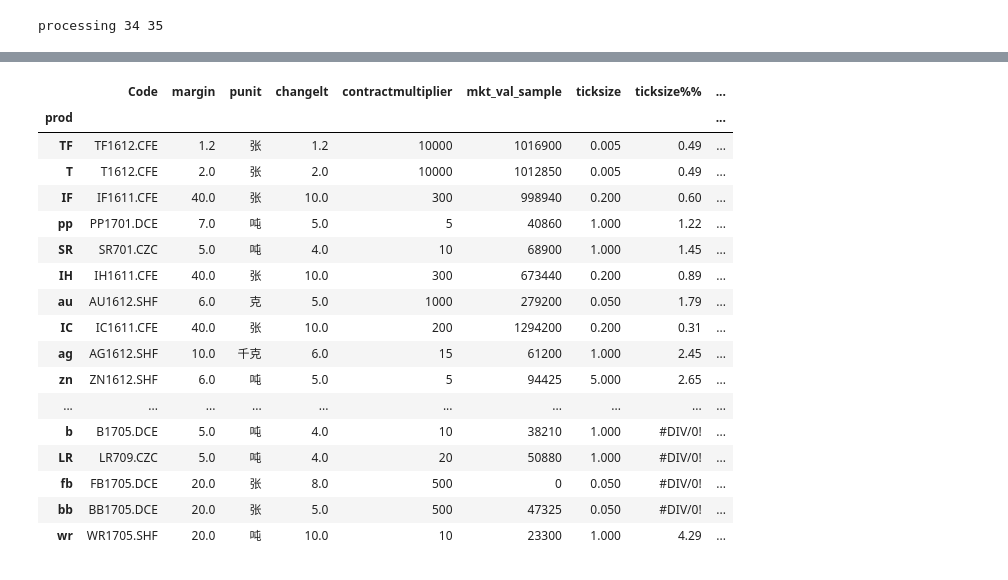
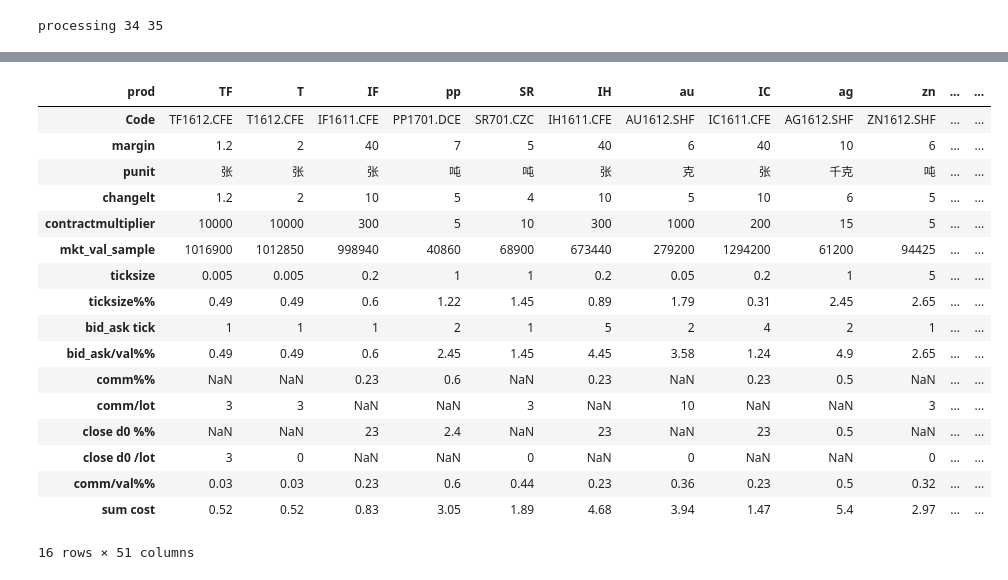
Before and after one commit to jimidovich/ML, a Jupyter notebook: kalman_manip.ipynb, the cells around one changed output, grey strips where cells are left out. Saved outputs shown, nothing was run; the diff lists cells and outputs as text; code cells hidden in the pictures.

```diff
--- a/kalman_manip.ipynb
+++ b/kalman_manip.ipynb
@@ -58,24 +120,24 @@ fut_info = pd.read_csv('./fut_info_df.csv')
 # %%
 fut_info = fut_info.set_index('prod')
 # %%
-fut_info
+fut_info.T
 # %% [output]
-|  | Code | margin | punit | changelt | contractmultiplier | mkt_val_sample | ticksize | ticksize%% | ... |
-| prod |  |  |  |  |  |  |  |  | ... |
-| TF | TF1612.CFE | 1.2 | 张 | 1.2 | 10000 | 1016900 | 0.005 | 0.49 | ... |
-| T | T1612.CFE | 2.0 | 张 | 2.0 | 10000 | 1012850 | 0.005 | 0.49 | ... |
-| IF | IF1611.CFE | 40.0 | 张 | 10.0 | 300 | 998940 | 0.200 | 0.60 | ... |
-| pp | PP1701.DCE | 7.0 | 吨 | 5.0 | 5 | 40860 | 1.000 | 1.22 | ... |
-| SR | SR701.CZC | 5.0 | 吨 | 4.0 | 10 | 68900 | 1.000 | 1.45 | ... |
-| IH | IH1611.CFE | 40.0 | 张 | 10.0 | 300 | 673440 | 0.200 | 0.89 | ... |
-| au | AU1612.SHF | 6.0 | 克 | 5.0 | 1000 | 279200 | 0.050 | 1.79 | ... |
-| IC | IC1611.CFE | 40.0 | 张 | 10.0 | 200 | 1294200 | 0.200 | 0.31 | ... |
-| ag | AG1612.SHF | 10.0 | 千克 | 6.0 | 15 | 61200 | 1.000 | 2.45 | ... |
-| zn | ZN1612.SHF | 6.0 | 吨 | 5.0 | 5 | 94425 | 5.000 | 2.65 | ... |
-| ... | ... | ... | ... | ... | ... | ... | ... | ... | ... |
-| b | B1705.DCE | 5.0 | 吨 | 4.0 | 10 | 38210 | 1.000 | #DIV/0! | ... |
-| LR | LR709.CZC | 5.0 | 吨 | 4.0 | 20 | 50880 | 1.000 | #DIV/0! | ... |
-| fb | FB1705.DCE | 20.0 | 张 | 8.0 | 500 | 0 | 0.050 | #DIV/0! | ... |
-| bb | BB1705.DCE | 20.0 | 张 | 5.0 | 500 | 47325 | 0.050 | #DIV/0! | ... |
-| wr | WR1705.SHF | 20.0 | 吨 | 10.0 | 10 | 23300 | 1.000 | 4.29 | ... |
+| prod | TF | T | IF | pp | SR | IH | au | IC | ag | zn | ... | ... |
+| Code | TF1612.CFE | T1612.CFE | IF1611.CFE | PP1701.DCE | SR701.CZC | IH1611.CFE | AU1612.SHF | IC1611.CFE | AG1612.SHF | ZN1612.SHF | ... | ... |
+| margin | 1.2 | 2 | 40 | 7 | 5 | 40 | 6 | 40 | 10 | 6 | ... | ... |
+| punit | 张 | 张 | 张 | 吨 | 吨 | 张 | 克 | 张 | 千克 | 吨 | ... | ... |
+| changelt | 1.2 | 2 | 10 | 5 | 4 | 10 | 5 | 10 | 6 | 5 | ... | ... |
+| contractmultiplier | 10000 | 10000 | 300 | 5 | 10 | 300 | 1000 | 200 | 15 | 5 | ... | ... |
+| mkt_val_sample | 1016900 | 1012850 | 998940 | 40860 | 68900 | 673440 | 279200 | 1294200 | 61200 | 94425 | ... | ... |
+| ticksize | 0.005 | 0.005 | 0.2 | 1 | 1 | 0.2 | 0.05 | 0.2 | 1 | 5 | ... | ... |
+| ticksize%% | 0.49 | 0.49 | 0.6 | 1.22 | 1.45 | 0.89 | 1.79 | 0.31 | 2.45 | 2.65 | ... | ... |
+| bid_ask tick | 1 | 1 | 1 | 2 | 1 | 5 | 2 | 4 | 2 | 1 | ... | ... |
+| bid_ask/val%% | 0.49 | 0.49 | 0.6 | 2.45 | 1.45 | 4.45 | 3.58 | 1.24 | 4.9 | 2.65 | ... | ... |
+| comm%% | NaN | NaN | 0.23 | 0.6 | NaN | 0.23 | NaN | 0.23 | 0.5 | NaN | ... | ... |
+| comm/lot | 3 | 3 | NaN | NaN | 3 | NaN | 10 | NaN | NaN | 3 | ... | ... |
+| close d0 %% | NaN | NaN | 23 | 2.4 | NaN | 23 | NaN | 23 | 0.5 | NaN | ... | ... |
+| close d0 /lot | 3 | 0 | NaN | NaN | 0 | NaN | 0 | NaN | NaN | 0 | ... | ... |
+| comm/val%% | 0.03 | 0.03 | 0.23 | 0.6 | 0.44 | 0.23 | 0.36 | 0.23 | 0.5 | 0.32 | ... | ... |
+| sum cost | 0.52 | 0.52 | 0.83 | 3.05 | 1.89 | 4.68 | 3.94 | 1.47 | 5.4 | 2.97 | ... | ... |
+16 rows × 51 columns
 # %%
```
Also changed, not shown: parts of 19 cells of this notebook, 26 other files.
